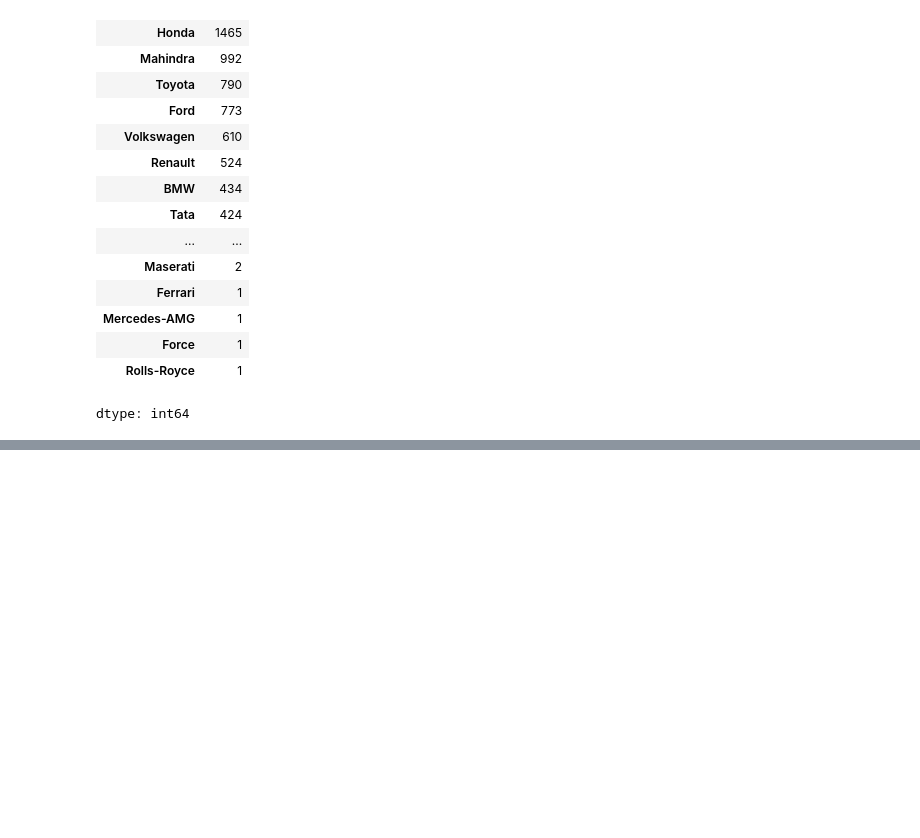
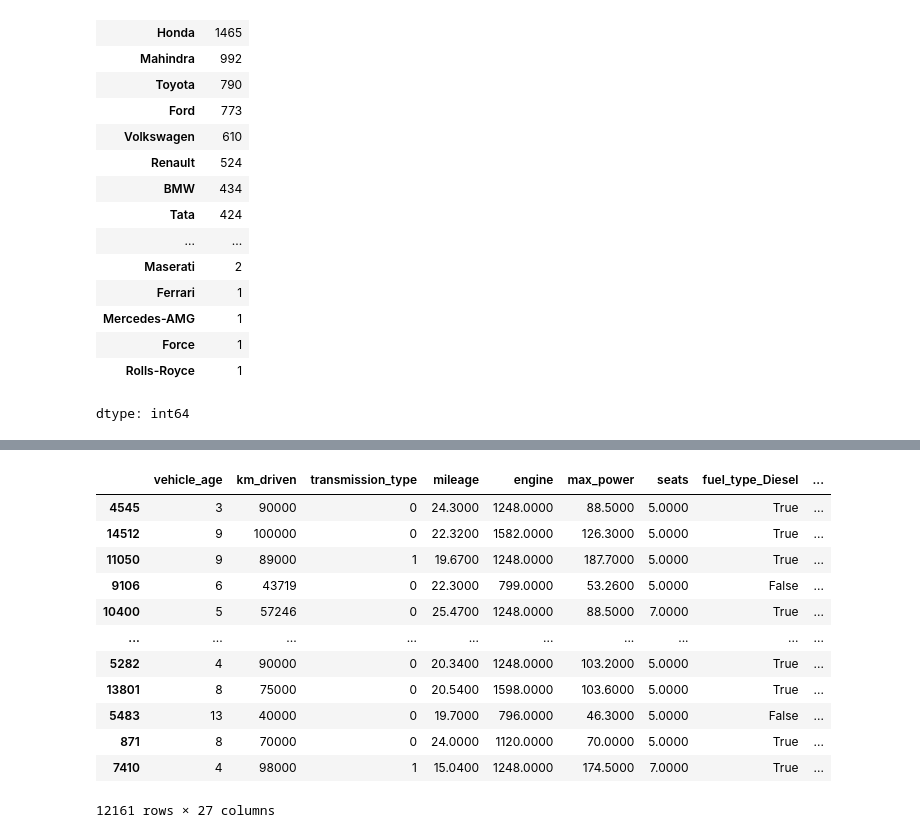
Before and after one commit to gracenaomi1122/my-first-repo, a Jupyter notebook: Batch2_Data_Cleaning.ipynb, the cells around one changed output, grey strips where cells are left out. Drawn from its saved outputs; the diff is of its cells as text; code cells hidden in the pictures; blank space fills up the shorter version.

```diff
--- a/Batch2_Data_Cleaning.ipynb
+++ b/Batch2_Data_Cleaning.ipynb
@@ -576,0 +730,7 @@ dtype: int64
+# %%
+from sklearn.model_selection import train_test_split
+from sklearn.preprocessing import StandardScaler, MinMaxScaler
+
+# Step 1: Separate features (X) and target (y)
+X = df.drop(columns=['selling_price'])
+y = df['selling_price']
@@ -576,0 +754,16 @@ dtype: int64
+# %%
+X_train
+# %% [output]
+|  | vehicle_age | km_driven | transmission_type | mileage | engine | max_power | seats | fuel_type_Diesel | ... |
+| 4545 | 3 | 90000 | 0 | 24.3000 | 1248.0000 | 88.5000 | 5.0000 | True | ... |
+| 14512 | 9 | 100000 | 0 | 22.3200 | 1582.0000 | 126.3000 | 5.0000 | True | ... |
+| 11050 | 9 | 89000 | 1 | 19.6700 | 1248.0000 | 187.7000 | 5.0000 | True | ... |
+| 9106 | 6 | 43719 | 0 | 22.3000 | 799.0000 | 53.2600 | 5.0000 | False | ... |
+| 10400 | 5 | 57246 | 0 | 25.4700 | 1248.0000 | 88.5000 | 7.0000 | True | ... |
+| ... | ... | ... | ... | ... | ... | ... | ... | ... | ... |
+| 5282 | 4 | 90000 | 0 | 20.3400 | 1248.0000 | 103.2000 | 5.0000 | True | ... |
+| 13801 | 8 | 75000 | 0 | 20.5400 | 1598.0000 | 103.6000 | 5.0000 | True | ... |
+| 5483 | 13 | 40000 | 0 | 19.7000 | 796.0000 | 46.3000 | 5.0000 | False | ... |
+| 871 | 8 | 70000 | 0 | 24.0000 | 1120.0000 | 70.0000 | 5.0000 | True | ... |
+| 7410 | 4 | 98000 | 1 | 15.0400 | 1248.0000 | 174.5000 | 7.0000 | True | ... |
+12161 rows × 27 columns
```
Also changed, not shown: parts of 17 cells of this notebook.
